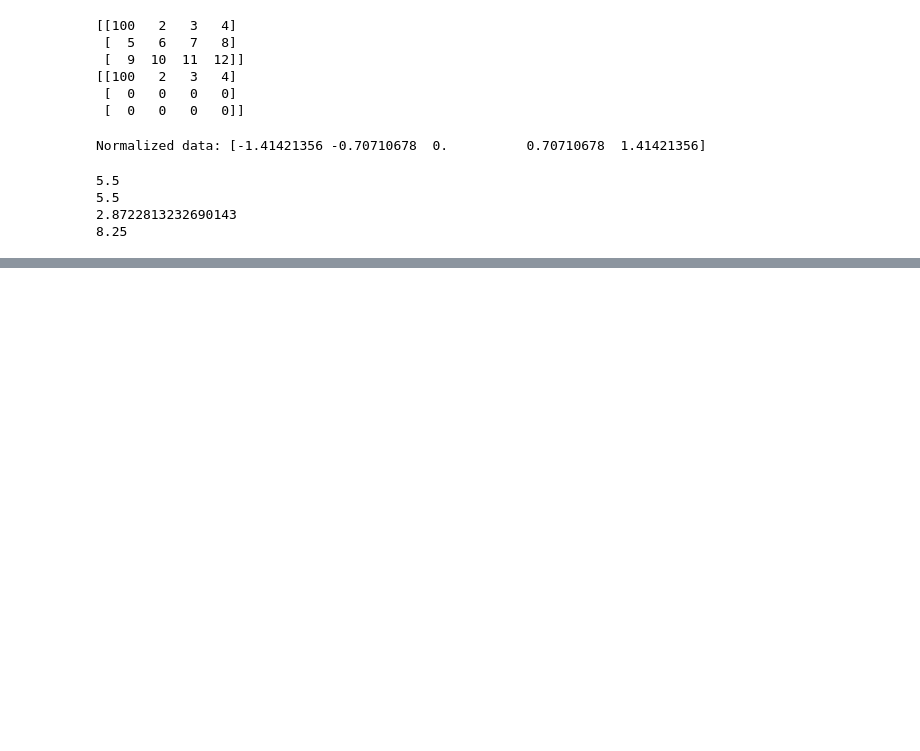
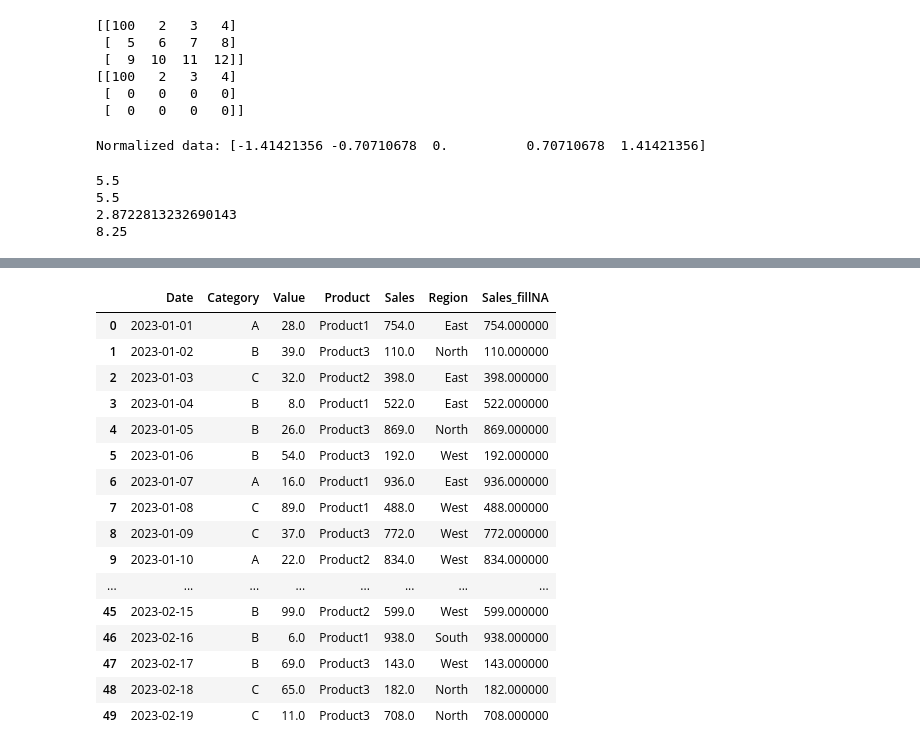
Before and after one commit to Soham124/Codes, a Jupyter notebook: UdemyPython/ml.ipynb, the cells around one changed output, grey strips where cells are left out. Saved outputs shown, nothing was run; the diff lists cells and outputs as text; code cells hidden in the pictures; blank space fills up the shorter version.

```diff
--- a/UdemyPython/ml.ipynb
+++ b/UdemyPython/ml.ipynb
@@ -179,0 +399,4 @@ print(variance)
+# %%
+df = pd.read_csv('data.csv')
+# fetch the first 5 rows
+df.head(5)
@@ -179,0 +465,22 @@ print(variance)
+# %%
+# filling missing values with the mean of the column
+df['Sales_fillNA'] = df['Sales'].fillna(df['Sales'].mean())
+df
+# %% [output]
+|  | Date | Category | Value | Product | Sales | Region | Sales_fillNA |
+| 0 | 2023-01-01 | A | 28.0 | Product1 | 754.0 | East | 754.000000 |
+| 1 | 2023-01-02 | B | 39.0 | Product3 | 110.0 | North | 110.000000 |
+| 2 | 2023-01-03 | C | 32.0 | Product2 | 398.0 | East | 398.000000 |
+| 3 | 2023-01-04 | B | 8.0 | Product1 | 522.0 | East | 522.000000 |
+| 4 | 2023-01-05 | B | 26.0 | Product3 | 869.0 | North | 869.000000 |
+| 5 | 2023-01-06 | B | 54.0 | Product3 | 192.0 | West | 192.000000 |
+| 6 | 2023-01-07 | A | 16.0 | Product1 | 936.0 | East | 936.000000 |
+| 7 | 2023-01-08 | C | 89.0 | Product1 | 488.0 | West | 488.000000 |
+| 8 | 2023-01-09 | C | 37.0 | Product3 | 772.0 | West | 772.000000 |
+| 9 | 2023-01-10 | A | 22.0 | Product2 | 834.0 | West | 834.000000 |
+| ... | ... | ... | ... | ... | ... | ... | ... |
+| 45 | 2023-02-15 | B | 99.0 | Product2 | 599.0 | West | 599.000000 |
+| 46 | 2023-02-16 | B | 6.0 | Product1 | 938.0 | South | 938.000000 |
+| 47 | 2023-02-17 | B | 69.0 | Product3 | 143.0 | West | 143.000000 |
+| 48 | 2023-02-18 | C | 65.0 | Product3 | 182.0 | North | 182.000000 |
+| 49 | 2023-02-19 | C | 11.0 | Product3 | 708.0 | North | 708.000000 |
```
Also changed, not shown: parts of 44 cells of this notebook, 4 other files.
